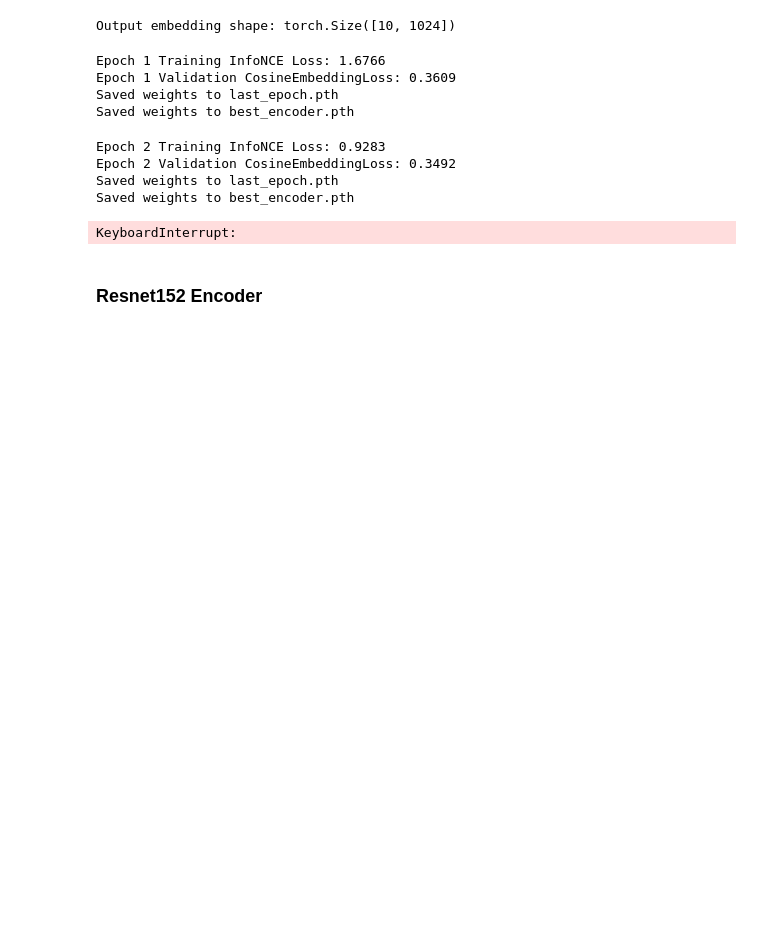
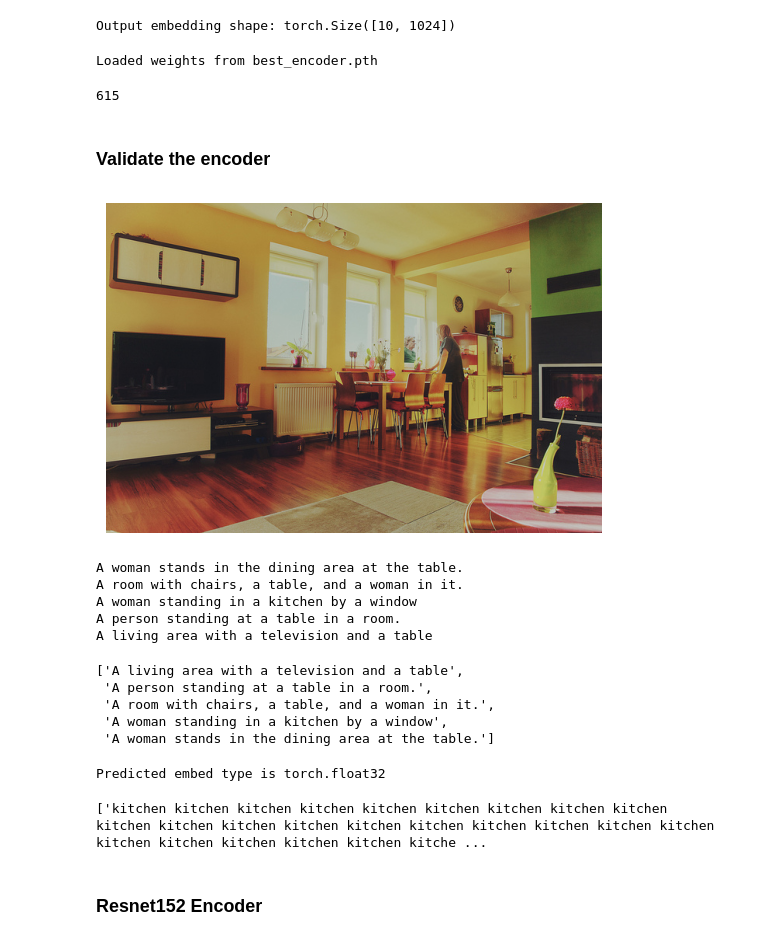
Before and after one commit to TongQM/SONAR_VLM, a Jupyter notebook: sonar_embedding.ipynb, the cells around one changed output. Saved outputs shown, nothing was run; the diff lists cells and outputs as text; code cells hidden in the pictures; blank space fills up the shorter version.

```diff
--- a/sonar_embedding.ipynb
+++ b/sonar_embedding.ipynb
@@ -600,17 +544,18 @@ def save_model(model: nn.Module, path: str):
 lr = 1e-4
 weight_decay = 1e-2
 temperature = 0.07
-num_epochs = 10
+num_epochs = 20
 
 # Setup
 # train_criterion = nn.CrossEntropyLoss()
 val_criterion = nn.CosineEmbeddingLoss()
 optimizer = torch.optim.AdamW(encoder.parameters(), lr=lr, weight_decay=weight_decay)
-scheduler = torch.optim.lr_scheduler.ReduceLROnPlateau(optimizer, mode='min', factor=0.5, patience=2)
+scheduler = torch.optim.lr_scheduler.ReduceLROnPlateau(optimizer, mode='min', factor=0.5, patience=3)
 scaler = torch.amp.GradScaler()
 encoder.train()
 
 best_val_loss = float("inf")
+encoder = load_model(encoder, "best_encoder.pth")
 
 for epoch in range(1, num_epochs + 1):
     # Train
@@ -620,20 +565,61 @@ for epoch in range(1, num_epochs + 1):
     print(f"Epoch {epoch} Training InfoNCE Loss: {train_loss:.4f}")
     print(f"Epoch {epoch} Validation CosineEmbeddingLoss: {val_loss:.4f}")
 
-    save_model(encoder, f"last_epoch.pth")
+    save_model(encoder, f"/content/gdrive/MyDrive/sonar/last_epoch.pth")
     if val_loss < best_val_loss:
         best_val_loss = val_loss
-        save_model(encoder, f"best_encoder.pth")
+        save_model(encoder, f"/content/gdrive/MyDrive/sonar/best_encoder.pth")
 # %% [output]
-Epoch 1 Training InfoNCE Loss: 1.6766
-Epoch 1 Validation CosineEmbeddingLoss: 0.3609
-Saved weights to last_epoch.pth
-Saved weights to best_encoder.pth
+Loaded weights from best_encoder.pth
-Epoch 2 Training InfoNCE Loss: 0.9283
-Epoch 2 Validation CosineEmbeddingLoss: 0.3492
-Saved weights to last_epoch.pth
-Saved weights to best_encoder.pth
-KeyboardInterrupt:
+# %%
+import gc
+gc.collect()
+# %% [output]
+615
+# %% [markdown]
+### Validate the encoder
+# %%
+image_id = '000000000139.jpg'
+# Visualize the img and its captions
+from PIL import Image
+import matplotlib.pyplot as plt
+img = Image.open(val_dataset.img_dir / image_id).convert("RGB")
+plt.imshow(img)
+plt.axis('off')
+plt.show()
+
+cocoval = json.load(open('./data/captions_val2017.json'))
+for ann in cocoval['annotations']:
+    if ann['image_id'] == 139:
+        print(ann['caption'])
+# %% [output]
+[figure, added]
+A woman stands in the dining area at the table.
+A room with chairs, a table, and a woman in it.
+A woman standing in a kitchen by a window
+A person standing at a table in a room.
+A living area with a television and a table
+# %%
+emb = val_dataset.embedding_map['000000000139.jpg']
+vec2text_model.predict(emb, target_lang='eng_Latn')
+# %% [output]
+['A living area with a television and a table',
+ 'A person standing at a table in a room.',
+ 'A room with chairs, a table, and a woman in it.',
+ 'A woman standing in a kitchen by a window',
+ 'A woman stands in the dining area at the table.']
+# %%
+# vec2text_model = EmbeddingToTextModelPipeline(decoder="text_sonar_basic_decoder",
+#                                               tokenizer="text_sonar_basic_encoder",
+#                                               device=torch.device(device),
+#                                               dtype=torch.float16)
+pred_emb = encoder(img.unsqueeze(0).to(device))      # => (1, D) float32 or float16
+pred_emb = pred_emb.to(torch.float32).cpu()          # back to float32 on CPU
+print(f"Predicted embed type is {pred_emb.dtype}")
+vec2text_model.predict(pred_emb.to(torch.float16), target_lang='eng_Latn')
+# %% [output]
+Predicted embed type is torch.float32
+['kitchen kitchen kitchen kitchen kitchen kitchen kitchen kitchen kitchen kitchen kitchen kitchen kitchen kitchen kitchen kitchen kitchen kitchen kitchen kitchen kitchen kitchen kitchen kitchen kitche ...
 # %% [markdown]
 ### Resnet152 Encoder
 # %%
```
Also changed, not shown: parts of 6 cells of this notebook.
